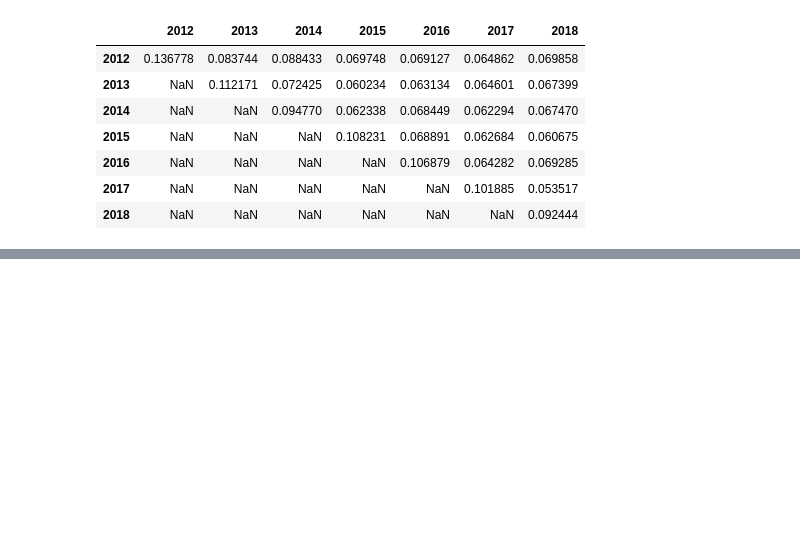
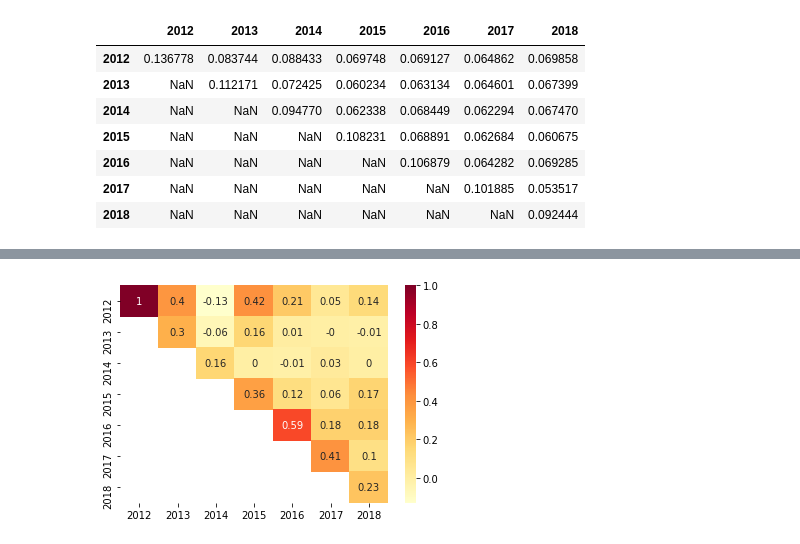
Before and after one commit to ramirezfranco/TMProject, a Jupyter notebook: amlo_over_time.ipynb, the cells around one changed output, grey strips where cells are left out. Cells and saved outputs as stored; diff of their text form; code cells hidden in the pictures; blank space fills up the shorter version.

```diff
--- a/amlo_over_time.ipynb
+++ b/amlo_over_time.ipynb
@@ -434,0 +470,26 @@ plt.show()
+# %%
+avg_2016 = [None,
+            None,
+            None,
+            None,
+            norm_avg_cos(cosine(svdtv_2016, svdtv_2016), 0.01669324951856645),
+            norm_avg_cos(cosine(svdtv_2016, svdtv_2017), 0.01669324951856645),
+            norm_avg_cos(cosine(svdtv_2016, svdtv_2018), 0.01669324951856645)]
+# %%
+avg_2017 = [None,
+            None,
+            None,
+            None,
+            None,
+            norm_avg_cos(cosine(svdtv_2017, svdtv_2017), 0.01669324951856645),
+            norm_avg_cos(cosine(svdtv_2017, svdtv_2018), 0.01669324951856645)]
+# %%
+avg_2018 = [None,
+            None,
+            None,
+            None,
+            None,
+            None,
+            norm_avg_cos(cosine(svdtv_2018, svdtv_2018), 0.01669324951856645)]
+# %%
+avgs_df = pd.DataFrame([avg_2012, avg_2013, avg_2014, avg_2015, avg_2016, avg_2017, avg_2018], columns=[2012,2013,2014,2015,2016,2017,2018], index=[2012,2013,2014,2015,2016,2017,2018])
@@ -434,0 +507,5 @@ plt.show()
+# %%
+sns.heatmap(avgs_df.round(2), annot=True, cmap="YlOrRd")
+plt.show()
+# %% [output]
+[figure, added]
```
Also changed, not shown: parts of 11 cells of this notebook, 7 other files.
